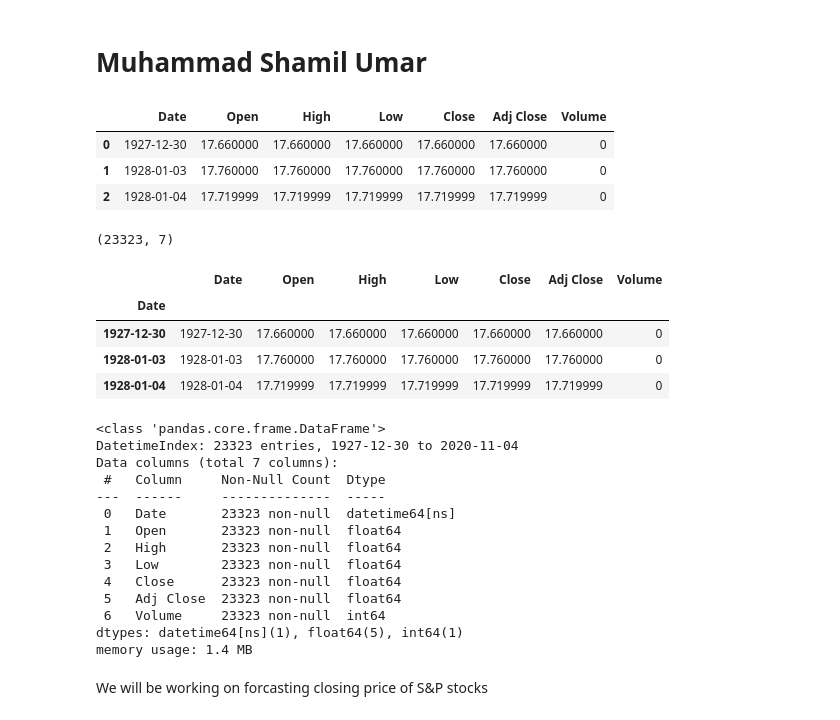
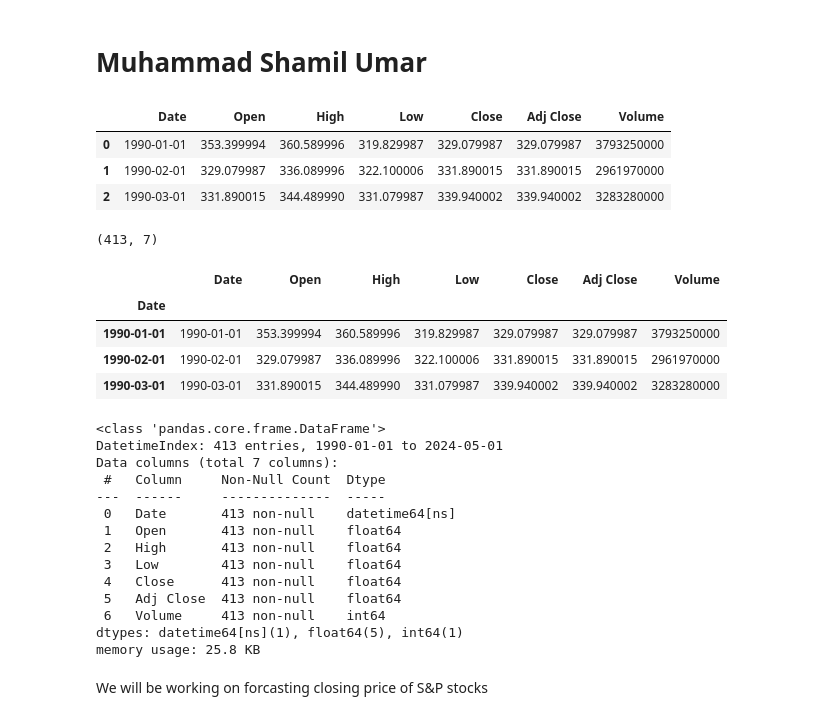
Before and after one commit to hamiz-siddiqui/SP500_Forecasting, a Jupyter notebook: ARIMA_SARIMA.ipynb, the cells around one changed output. Drawn from its saved outputs; the diff is of its cells as text; code cells hidden in the pictures.

```diff
--- a/ARIMA_SARIMA.ipynb
+++ b/ARIMA_SARIMA.ipynb
@@ -14,39 +22,39 @@ from statsmodels.tsa.arima.model import ARIMA
 # %%
-df = pd.read_csv(r"C:\Users\shami\OneDrive\Desktop\university\Data_Mining_Lab\project\CO2_Readings_Forecasting\SPX.csv")
+df = pd.read_csv(r"C:\Users\shami\OneDrive\Desktop\university\Data_Mining_Lab\project\git\data.csv")
 df.head(3)
 # %% [output]
 |  | Date | Open | High | Low | Close | Adj Close | Volume |
-| 0 | 1927-12-30 | 17.660000 | 17.660000 | 17.660000 | 17.660000 | 17.660000 | 0 |
-| 1 | 1928-01-03 | 17.760000 | 17.760000 | 17.760000 | 17.760000 | 17.760000 | 0 |
-| 2 | 1928-01-04 | 17.719999 | 17.719999 | 17.719999 | 17.719999 | 17.719999 | 0 |
+| 0 | 1990-01-01 | 353.399994 | 360.589996 | 319.829987 | 329.079987 | 329.079987 | 3793250000 |
+| 1 | 1990-02-01 | 329.079987 | 336.089996 | 322.100006 | 331.890015 | 331.890015 | 2961970000 |
+| 2 | 1990-03-01 | 331.890015 | 344.489990 | 331.079987 | 339.940002 | 339.940002 | 3283280000 |
 # %%
 df['Date'] = pd.to_datetime(df['Date'])
 df = df.set_index(df['Date']).sort_index()
 print(df.shape)
 df.head(3)
 # %% [output]
-(23323, 7)
+(413, 7)
 |  | Date | Open | High | Low | Close | Adj Close | Volume |
 | Date |  |  |  |  |  |  |  |
-| 1927-12-30 | 1927-12-30 | 17.660000 | 17.660000 | 17.660000 | 17.660000 | 17.660000 | 0 |
-| 1928-01-03 | 1928-01-03 | 17.760000 | 17.760000 | 17.760000 | 17.760000 | 17.760000 | 0 |
-| 1928-01-04 | 1928-01-04 | 17.719999 | 17.719999 | 17.719999 | 17.719999 | 17.719999 | 0 |
+| 1990-01-01 | 1990-01-01 | 353.399994 | 360.589996 | 319.829987 | 329.079987 | 329.079987 | 3793250000 |
+| 1990-02-01 | 1990-02-01 | 329.079987 | 336.089996 | 322.100006 | 331.890015 | 331.890015 | 2961970000 |
+| 1990-03-01 | 1990-03-01 | 331.890015 | 344.489990 | 331.079987 | 339.940002 | 339.940002 | 3283280000 |
 # %%
 df.info()
 # %% [output]
 <class 'pandas.core.frame.DataFrame'>
-DatetimeIndex: 23323 entries, 1927-12-30 to 2020-11-04
+DatetimeIndex: 413 entries, 1990-01-01 to 2024-05-01
 Data columns (total 7 columns):
  #   Column     Non-Null Count  Dtype
 ---  ------     --------------  -----
- 0   Date       23323 non-null  datetime64[ns]
- 1   Open       23323 non-null  float64
- 2   High       23323 non-null  float64
- 3   Low        23323 non-null  float64
- 4   Close      23323 non-null  float64
- 5   Adj Close  23323 non-null  float64
- 6   Volume     23323 non-null  int64
+ 0   Date       413 non-null    datetime64[ns]
+ 1   Open       413 non-null    float64
+ 2   High       413 non-null    float64
+ 3   Low        413 non-null    float64
+ 4   Close      413 non-null    float64
+ 5   Adj Close  413 non-null    float64
+ 6   Volume     413 non-null    int64
 dtypes: datetime64[ns](1), float64(5), int64(1)
-memory usage: 1.4 MB
+memory usage: 25.8 KB
 # %% [markdown]
 We will be working on forcasting closing price of S&P stocks
```
Also changed, not shown: parts of 32 cells of this notebook, 2 other files.
